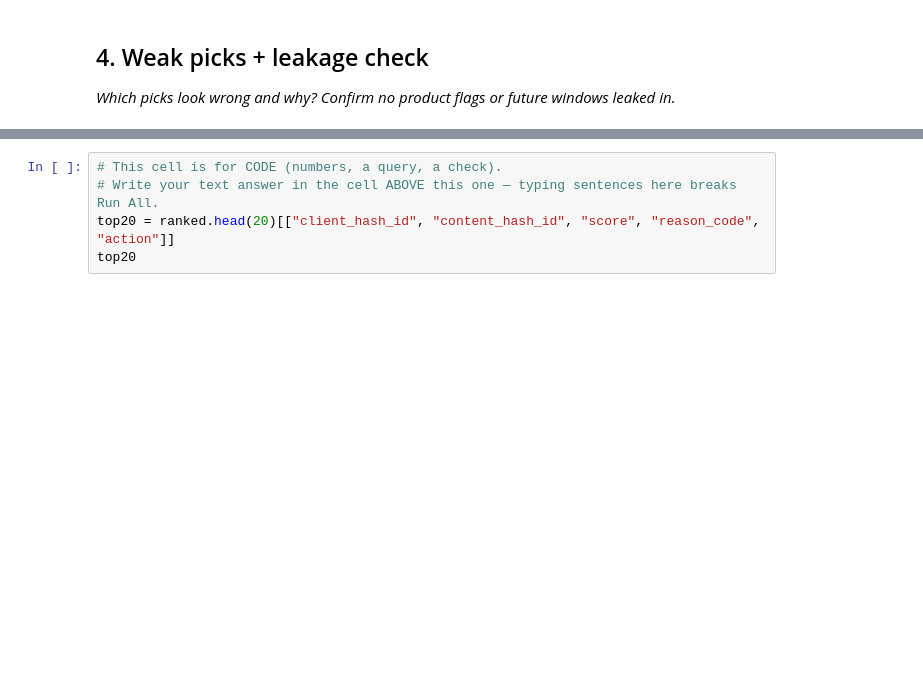
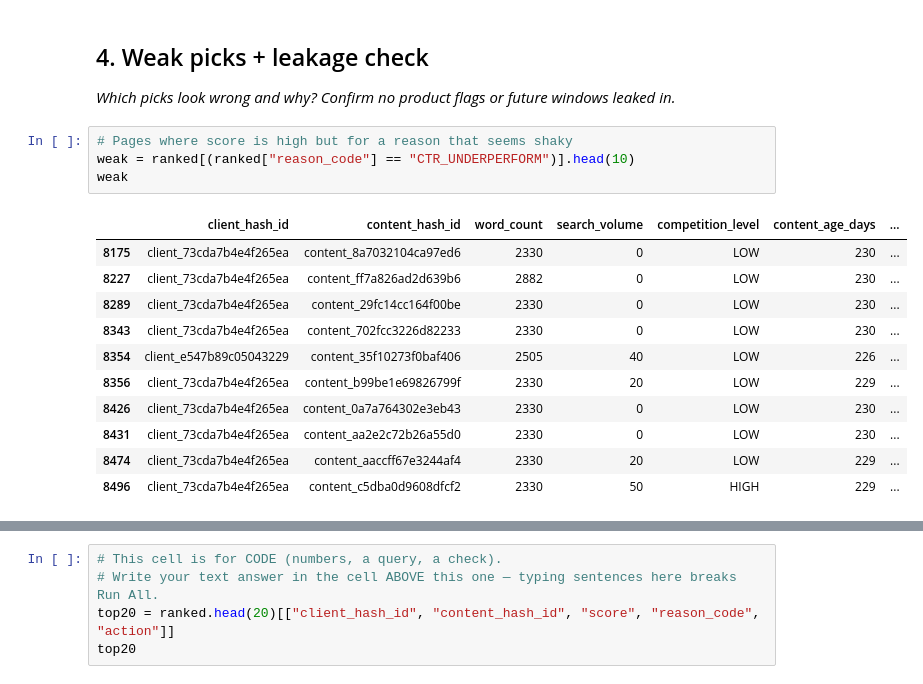
Before and after one commit to Zainab-Aijaz/FlyRank_ML_Assignment_Internship, a Jupyter notebook: work/notebooks/w04_baseline_score.ipynb, the cells around one changed output, grey strips where cells are left out. Cells and saved outputs as stored; diff of their text form; blank space fills up the shorter version.

```diff
--- a/work/notebooks/w04_baseline_score.ipynb
+++ b/work/notebooks/w04_baseline_score.ipynb
@@ -481,3 +494,19 @@ Saved 303332 rows.
 ## 4. Weak picks + leakage check
 
 *Which picks look wrong and why? Confirm no product flags or future windows leaked in.*
+# %%
+# Pages where score is high but for a reason that seems shaky
+weak = ranked[(ranked["reason_code"] == "CTR_UNDERPERFORM")].head(10)
+weak
+# %% [output]
+|  | client_hash_id | content_hash_id | word_count | search_volume | competition_level | content_age_days | ... |
+| 8175 | client_73cda7b4e4f265ea | content_8a7032104ca97ed6 | 2330 | 0 | LOW | 230 | ... |
+| 8227 | client_73cda7b4e4f265ea | content_ff7a826ad2d639b6 | 2882 | 0 | LOW | 230 | ... |
+| 8289 | client_73cda7b4e4f265ea | content_29fc14cc164f00be | 2330 | 0 | LOW | 230 | ... |
+| 8343 | client_73cda7b4e4f265ea | content_702fcc3226d82233 | 2330 | 0 | LOW | 230 | ... |
+| 8354 | client_e547b89c05043229 | content_35f10273f0baf406 | 2505 | 40 | LOW | 226 | ... |
+| 8356 | client_73cda7b4e4f265ea | content_b99be1e69826799f | 2330 | 20 | LOW | 229 | ... |
+| 8426 | client_73cda7b4e4f265ea | content_0a7a764302e3eb43 | 2330 | 0 | LOW | 230 | ... |
+| 8431 | client_73cda7b4e4f265ea | content_aa2e2c72b26a55d0 | 2330 | 0 | LOW | 230 | ... |
+| 8474 | client_73cda7b4e4f265ea | content_aaccff67e3244af4 | 2330 | 20 | LOW | 229 | ... |
+| 8496 | client_73cda7b4e4f265ea | content_c5dba0d9608dfcf2 | 2330 | 50 | HIGH | 229 | ... |
```
Also changed, not shown: parts of 8 cells of this notebook.
